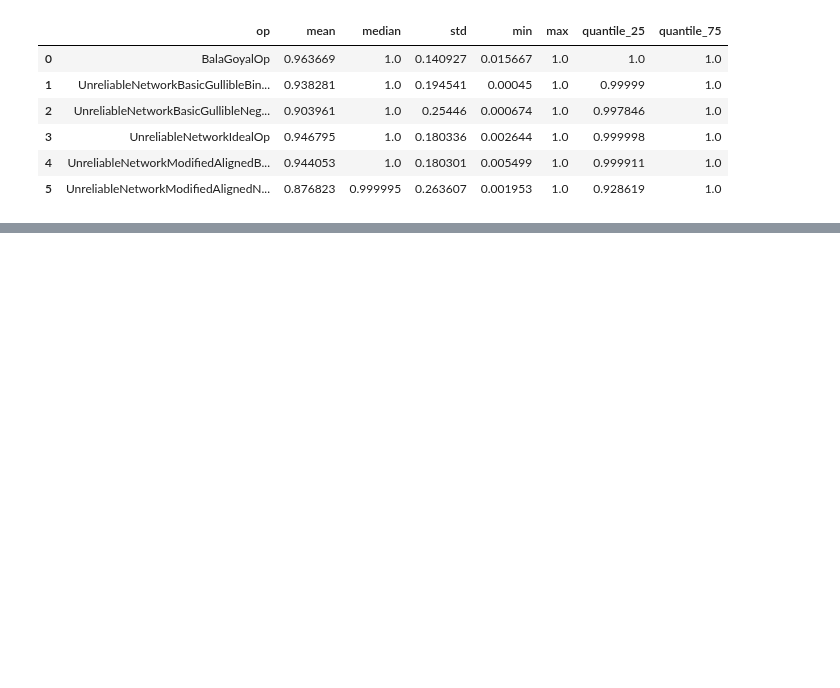
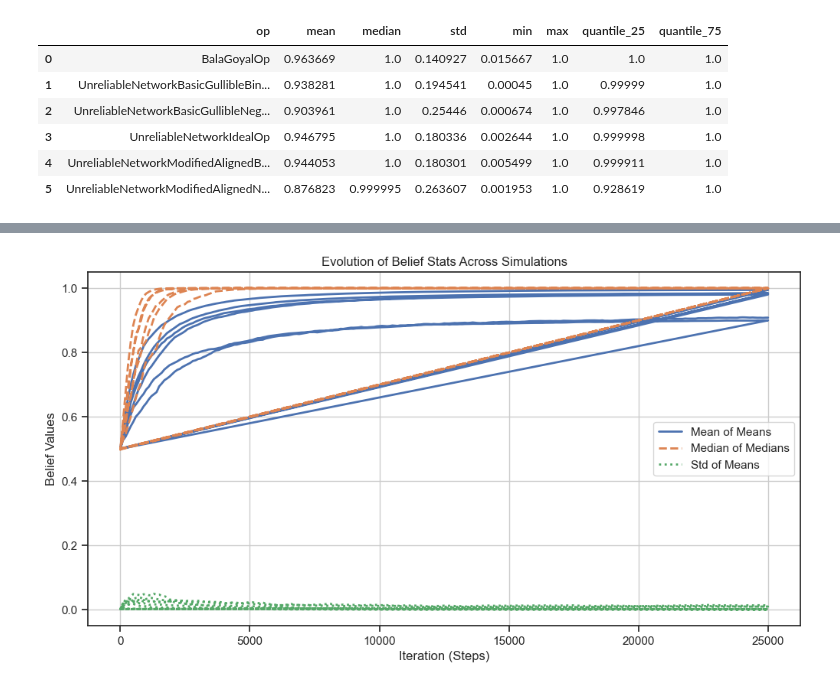
Before and after one commit to alexandroskoliousis/polygraphs, a Jupyter notebook: examples/francisbacon/community_analysis.ipynb, the cells around one changed output, grey strips where cells are left out. Drawn from its saved outputs; the diff is of its cells as text; code cells hidden in the pictures; blank space fills up the shorter version.

```diff
--- a/examples/francisbacon/community_analysis.ipynb
+++ b/examples/francisbacon/community_analysis.ipynb
@@ -354,0 +402,46 @@ plot_credence_over_time(blfs, labelled_communities_df, group_numbers=[royal_soci
+# %%
+import matplotlib.pyplot as plt
+import seaborn as sns
+
+def plot_sim_by_sim_stats(beliefs):
+    """
+    Plots mean of means, median of medians, and std of means per simulation,
+    averaged across simulations to track belief evolution.
+
+    Parameters:
+    - beliefs (pd.DataFrame): DataFrame containing columns ['op', 'sim', 'iteration', 'beliefs'].
+    """
+    # Compute mean, median, and std of beliefs for each (sim, iteration), grouped by operator
+    sim_iteration_stats = (
+        beliefs.groupby(["op", "sim", "iteration"])["beliefs"]
+        .agg(mean_beliefs="mean", median_beliefs="median", std_beliefs="std")
+        .reset_index()
+    )
+
+    # Average across simulations to get aggregate trends
+    avg_stats_by_iteration = (
+        sim_iteration_stats.groupby(["op", "iteration"])
+        .agg(mean_of_means=("mean_beliefs", "mean"),
+             median_of_medians=("median_beliefs", "median"),
+             std_of_means=("mean_beliefs", "std"))
+        .reset_index()
+    )
+
+    plt.figure(figsize=(12, 6))
+
+    # Plot trends for Mean of Means, Median of Medians, and Std of Means
+    plt.plot(avg_stats_by_iteration["iteration"], avg_stats_by_iteration["mean_of_means"], label="Mean of Means", lw=2)
+    plt.plot(avg_stats_by_iteration["iteration"], avg_stats_by_iteration["median_of_medians"], linestyle="dashed", label="Median of Medians", lw=2)
+    plt.plot(avg_stats_by_iteration["iteration"], avg_stats_by_iteration["std_of_means"], linestyle="dotted", label="Std of Means", lw=2)
+
+    plt.title("Evolution of Belief Stats Across Simulations")
+    plt.xlabel("Iteration (Steps)")
+    plt.ylabel("Belief Values")
+    plt.legend()
+    plt.grid(True)
+    plt.show()
+
+# Run the function
+plot_sim_by_sim_stats(beliefs)
+# %% [output]
+[figure, added]
```
Also changed, not shown: parts of 16 cells of this notebook.
